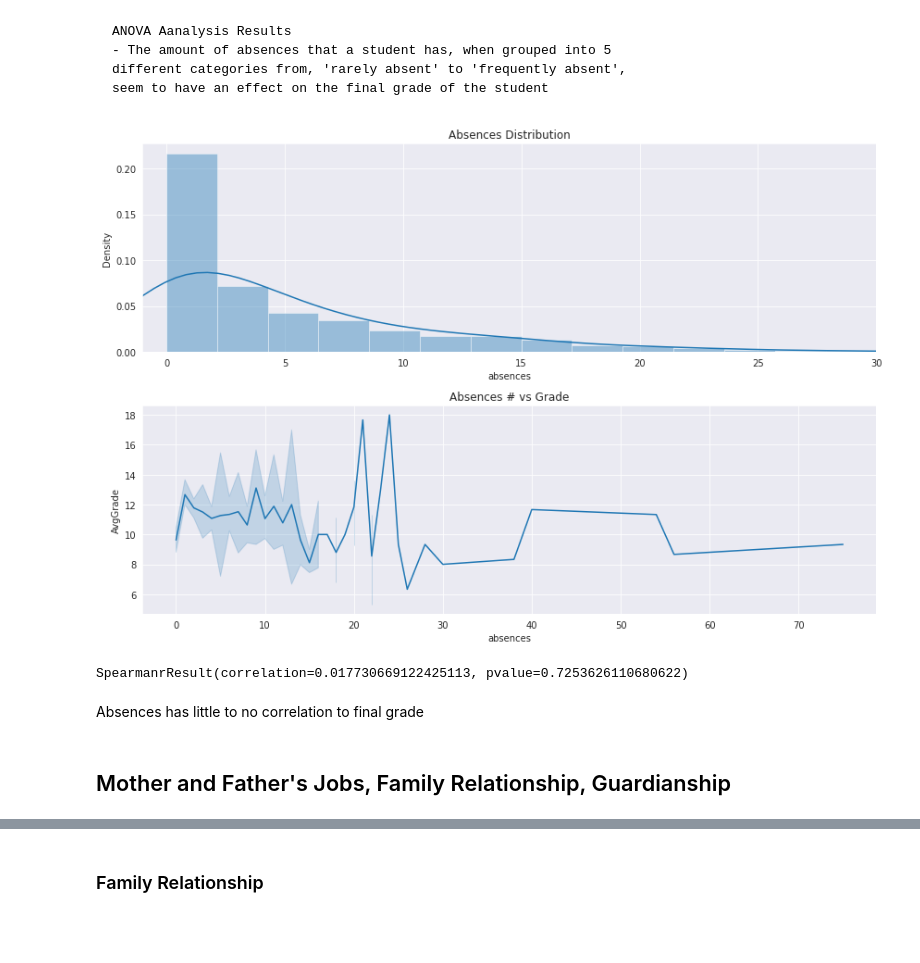
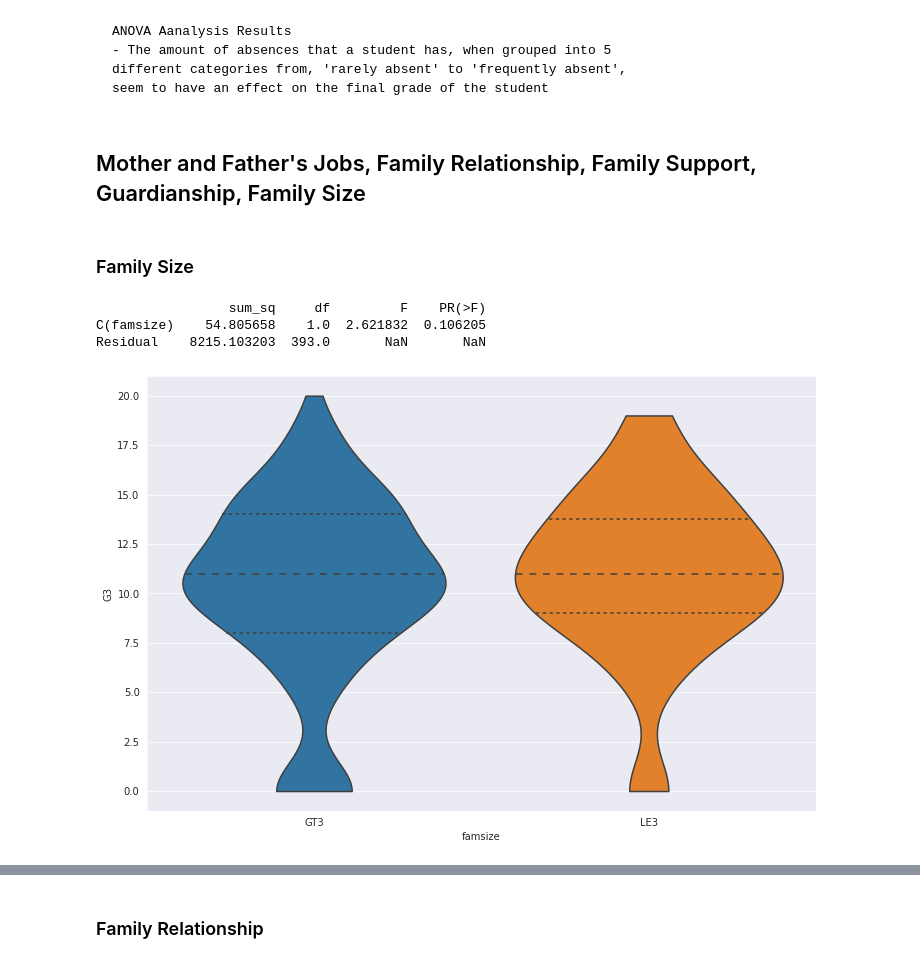
Before and after one commit to CamLadd/math_student_regression, a Jupyter notebook: math_grade_regression.ipynb, the cells around one changed output, grey strips where cells are left out. Cells and saved outputs as stored; diff of their text form; code cells hidden in the pictures; blank space fills up the shorter version.

```diff
--- a/math_grade_regression.ipynb
+++ b/math_grade_regression.ipynb
@@ -79,26 +118,22 @@ Residual        8050.592209  391.0      NaN       NaN
     - The amount of absences that a student has, when grouped into 5
     different categories from, 'rarely absent' to 'frequently absent',
     seem to have an effect on the final grade of the student
-# %%
-fig, ax = plt.subplots(2, figsize=(12, 8))
-sns.distplot(df_num.absences, ax=ax[0])
-ax[0].set_title('Absences Distribution')
-ax[0].set_xlim(-1,30)
-
-sns.lineplot(x=df_num.absences, y=df_num['AvgGrade'], ax=ax[1])
-ax[1].set_title('Absences # vs Grade')
-plt.tight_layout()
-plt.show()
-
-print('')
-print('')
-
-from scipy.stats import spearmanr
-print(spearmanr(df['absences'], df['G3']))
-# %% [output]
-[figure, removed]
-SpearmanrResult(correlation=0.017730669122425113, pvalue=0.7253626110680622)
-# %% [markdown]
-Absences has little to no correlation to final grade
 # %% [markdown]
-## Mother and Father's Jobs, Family Relationship, Guardianship
+## Mother and Father's Jobs, Family Relationship, Family Support, Guardianship, Family Size
+# %% [markdown]
+### Family Size
+# %%
+fig, ax = plt.subplots(figsize=(12,8))
+sns.violinplot(df['famsize'], df['G3'], ax=ax, cut=0, inner='quartile')
+
+from statsmodels.stats.anova import anova_lm
+from statsmodels.formula.api import ols
+formula = 'G3 ~ C(famsize)'
+lm = ols(formula, df).fit()
+table = sm.stats.anova_lm(lm, typ=2)
+print(table)
+# %% [output]
+                 sum_sq     df         F    PR(>F)
+C(famsize)    54.805658    1.0  2.621832  0.106205
+Residual    8215.103203  393.0       NaN       NaN
+[figure, added]
```
Also changed, not shown: parts of 17 cells of this notebook.
